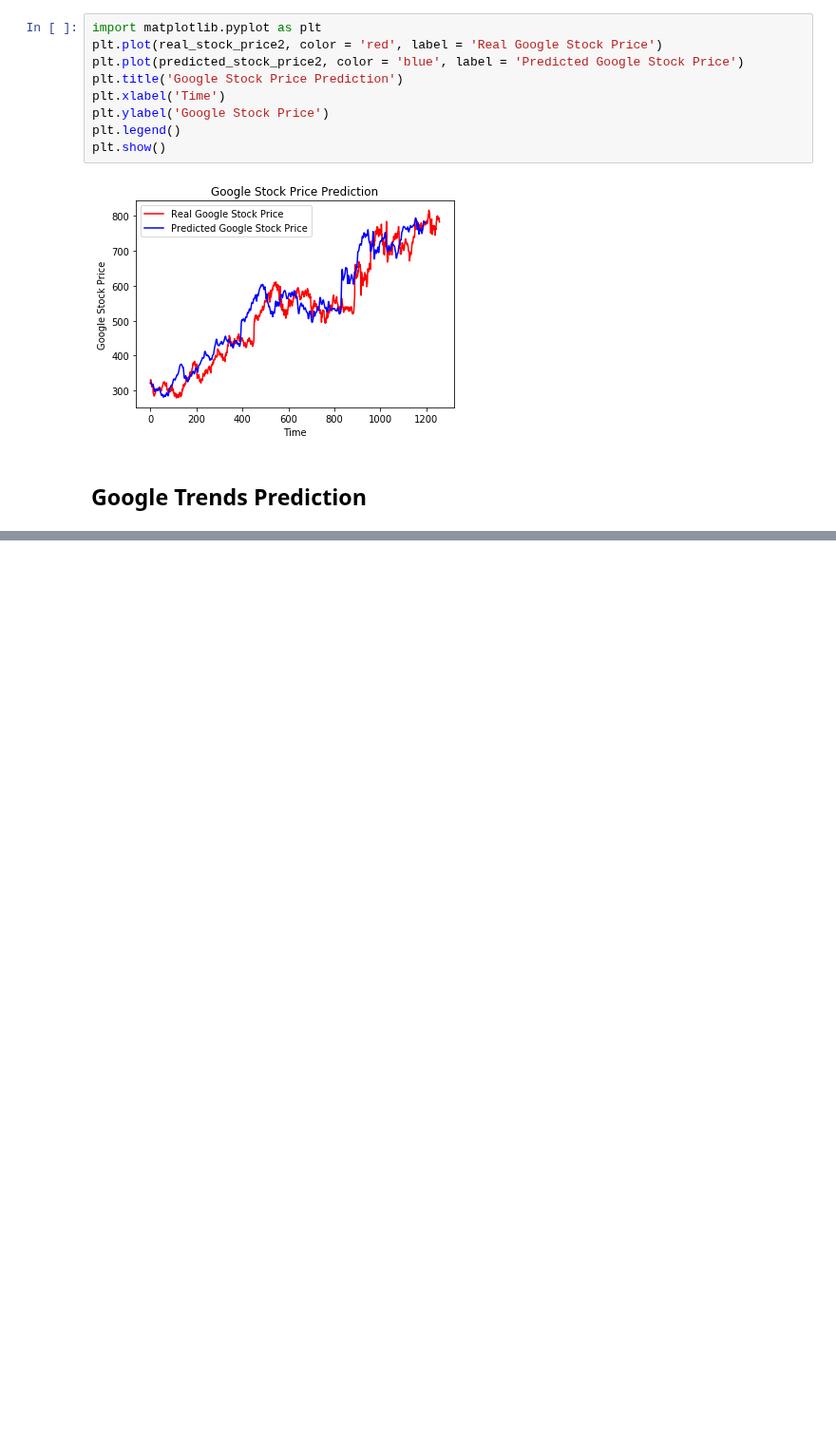
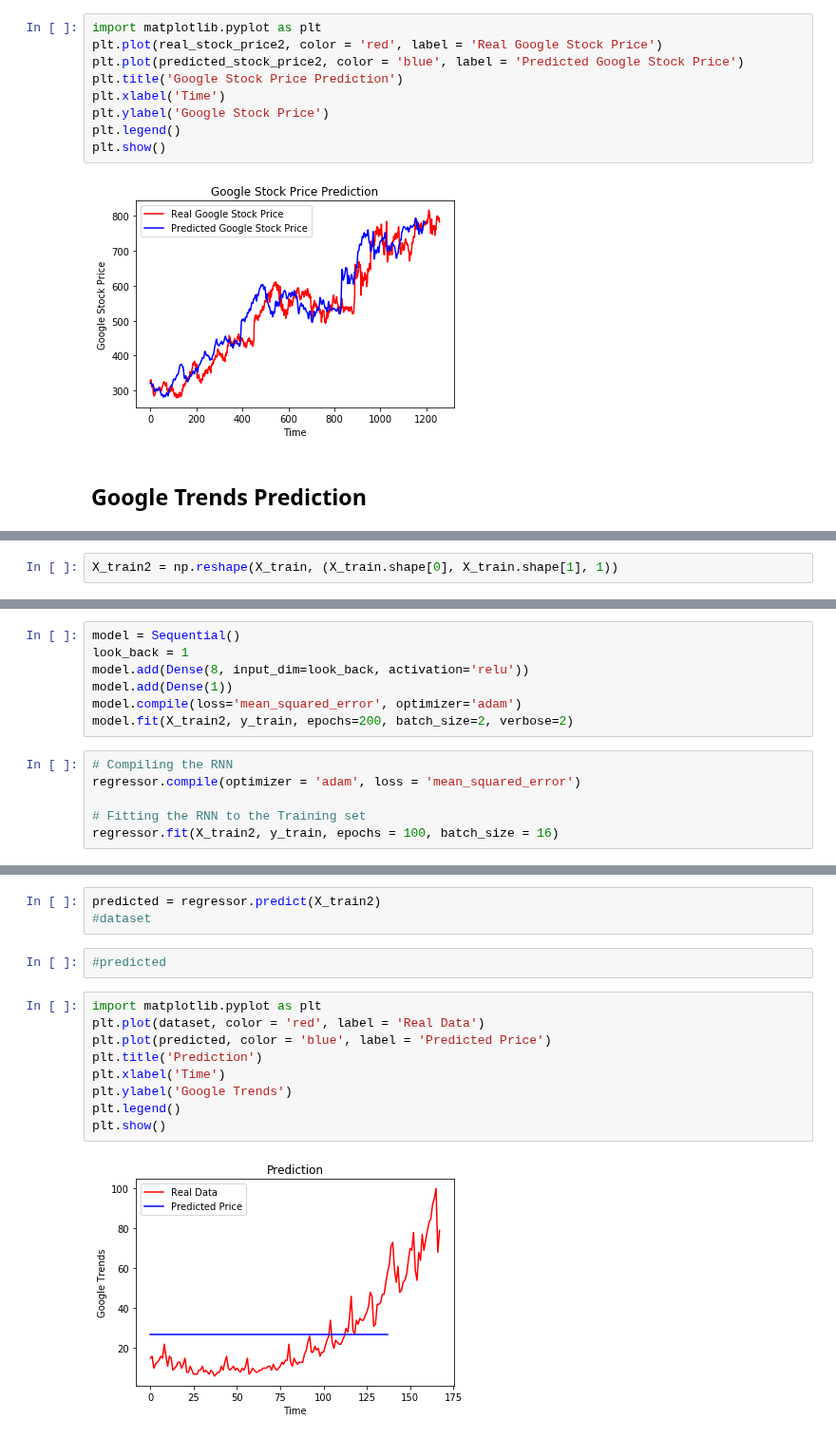
Before and after one commit to ywchiu/fuboni, a Jupyter notebook: Demo20171228.ipynb, the cells around one changed output, grey strips where cells are left out. Shown at 95% size. Saved outputs shown, nothing was run; the diff lists cells and outputs as text; blank space fills up the shorter version.

```diff
--- a/Demo20171228.ipynb
+++ b/Demo20171228.ipynb
@@ -445,0 +463,2 @@ google
+# %%
+X_train2 = np.reshape(X_train, (X_train.shape[0], X_train.shape[1], 1))
@@ -445,0 +469,13 @@ google
+# %%
+model = Sequential()
+look_back = 1
+model.add(Dense(8, input_dim=look_back, activation='relu'))
+model.add(Dense(1))
+model.compile(loss='mean_squared_error', optimizer='adam')
+model.fit(X_train2, y_train, epochs=200, batch_size=2, verbose=2)
+# %%
+# Compiling the RNN
+regressor.compile(optimizer = 'adam', loss = 'mean_squared_error')
+
+# Fitting the RNN to the Training set
+regressor.fit(X_train2, y_train, epochs = 100, batch_size = 16)
@@ -445,0 +501,16 @@ google
+# %%
+predicted = regressor.predict(X_train2)
+#dataset
+# %%
+#predicted
+# %%
+import matplotlib.pyplot as plt
+plt.plot(dataset, color = 'red', label = 'Real Data')
+plt.plot(predicted, color = 'blue', label = 'Predicted Price')
+plt.title('Prediction')
+plt.xlabel('Time')
+plt.ylabel('Google Trends')
+plt.legend()
+plt.show()
+# %% [output]
+[figure, added]
```
Also changed, not shown: parts of 9 cells of this notebook.
